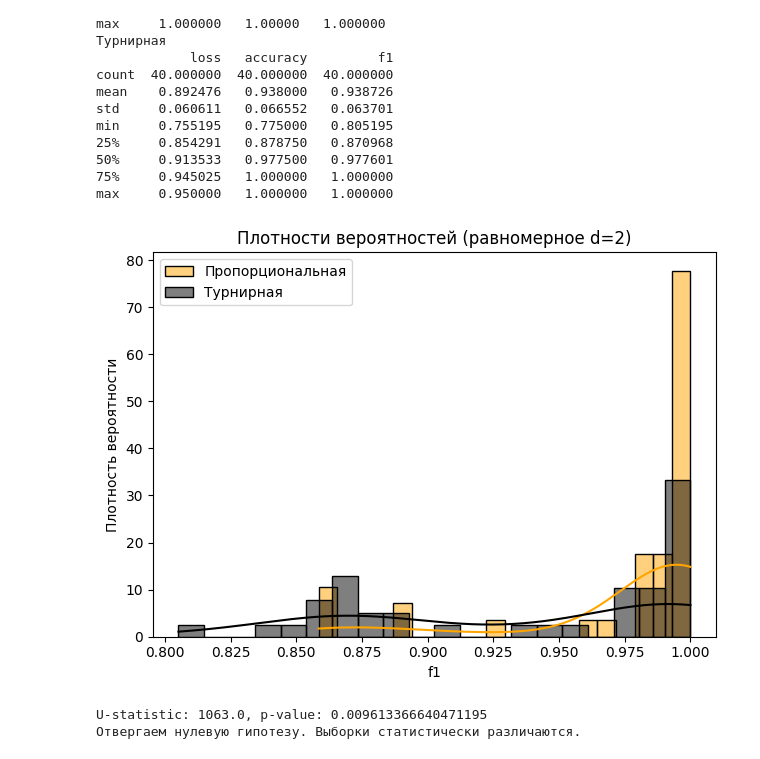
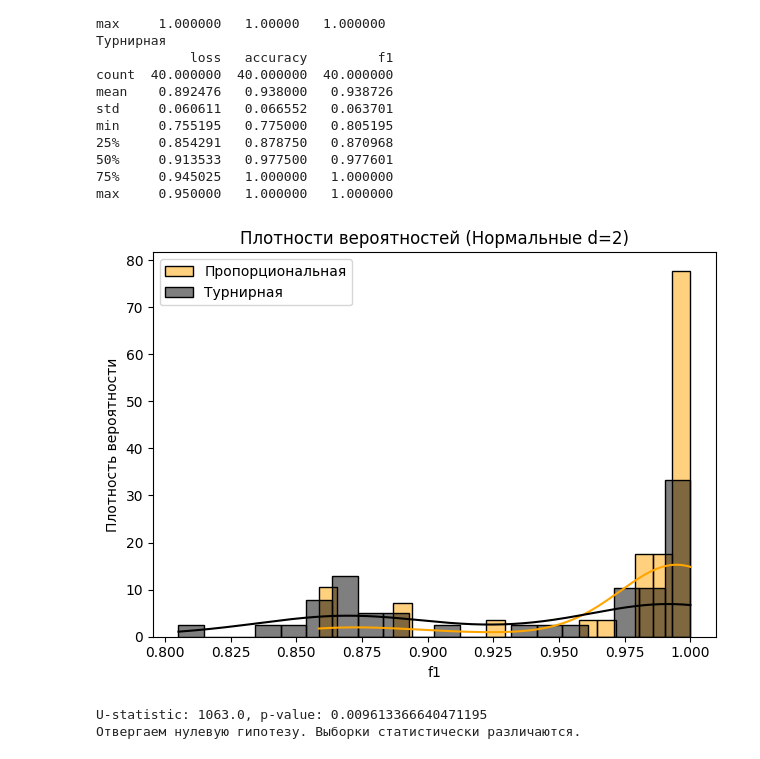
Before and after one commit to geseron/genetic_program, a Jupyter notebook: research.ipynb, the cells around one changed output. Drawn from its saved outputs; the diff is of its cells as text; code cells hidden in the pictures.

```diff
--- a/research.ipynb
+++ b/research.ipynb
@@ -97,15 +97,15 @@ max     0.950000   1.000000   1.000000
 # %%
 sns.histplot(data_prop['f1'], kde=True, stat="density", color='orange', bins=20, label ='Пропорциональная')
 sns.histplot(data_tour['f1'], kde=True, stat="density", color='black', bins=20, label ='Турнирная')
-plt.title('Плотности вероятностей (равномерное d=2)')
+plt.title('Плотности вероятностей (Нормальные d=2)')
 plt.xlabel('f1')
 plt.ylabel('Плотность вероятности')
 plt.legend()
 
 plt.tight_layout()
 plt.show()
 # %% [output]
-[figure, old version]
+[figure, new version]
 # %%
 u_statistic, p_value = stats.mannwhitneyu(data_prop['f1'], data_tour['f1'])
 
```
Also changed, not shown: parts of 2 cells of this notebook, 9 other files.
